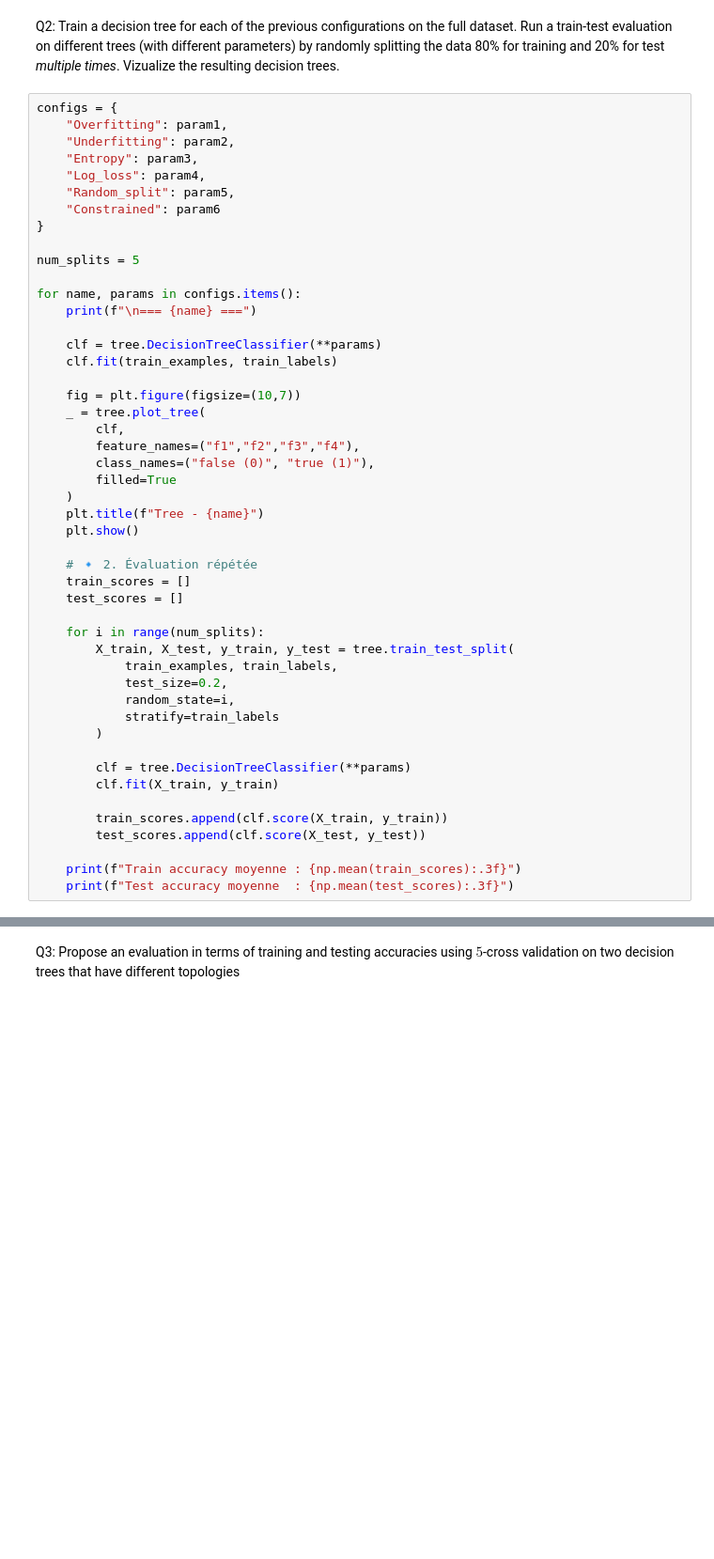
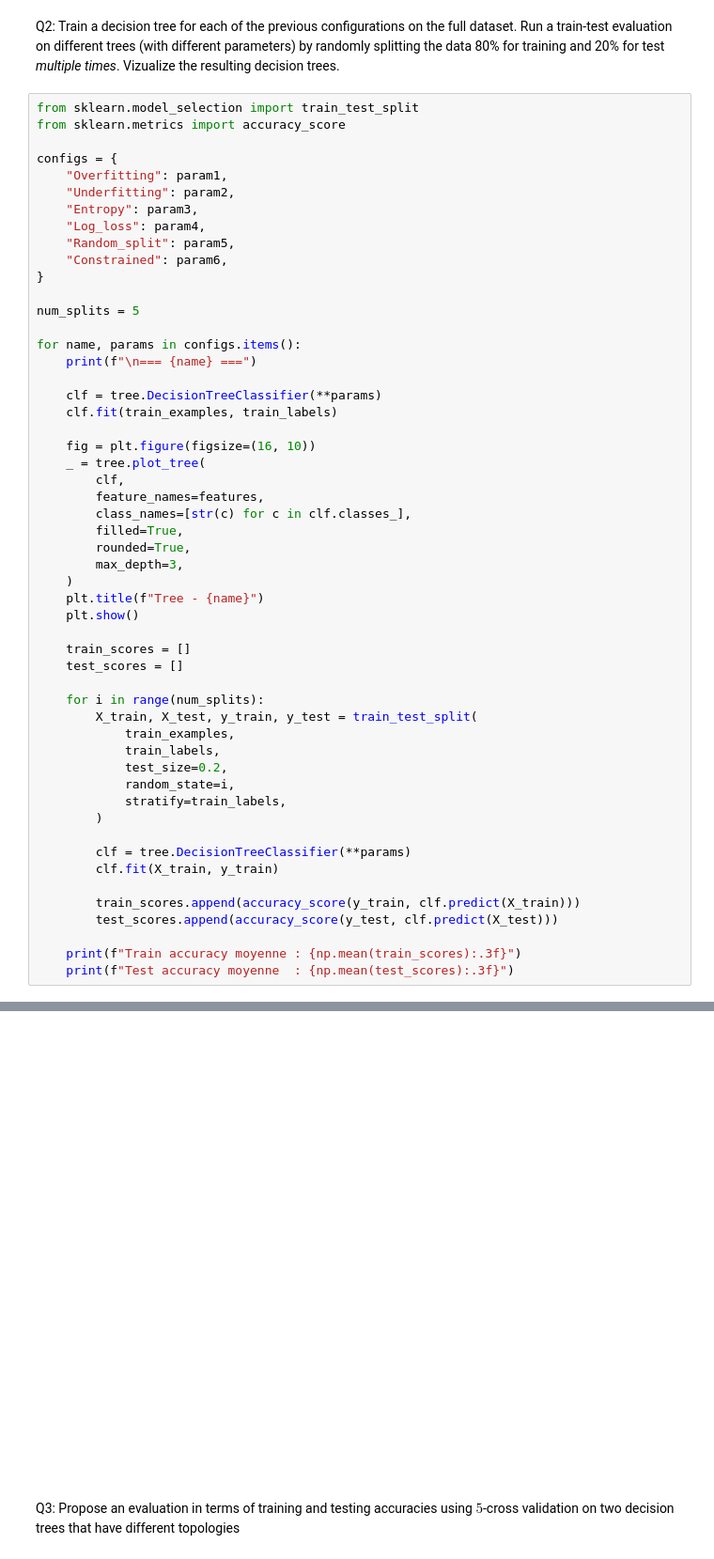
Before and after one commit to AbdessalamAithaqi/SupervisedMachineLearning, a Jupyter notebook: Lab3/Sujet_DT.ipynb, the cells around one changed output, grey strips where cells are left out. Shown at 94% size. Cells and saved outputs as stored; diff of their text form; blank space fills up the shorter version.

```diff
--- a/Lab3/Sujet_DT.ipynb
+++ b/Lab3/Sujet_DT.ipynb
@@ -325,13 +338,16 @@ param6 = {"max_depth": 5, "min_samples_split": 20, "min_samples_leaf": 5}
 # %% [markdown]
 Q2: Train a decision tree for each of the previous configurations on the full dataset. Run a train-test evaluation on different trees (with different parameters) by randomly splitting the data 80% for training and 20% for test *multiple times*. Vizualize the resulting decision trees.
 # %%
+from sklearn.model_selection import train_test_split
+from sklearn.metrics import accuracy_score
+
 configs = {
     "Overfitting": param1,
     "Underfitting": param2,
     "Entropy": param3,
     "Log_loss": param4,
     "Random_split": param5,
-    "Constrained": param6
+    "Constrained": param6,
 }
 
 num_splits = 5
@@ -342,33 +358,36 @@ for name, params in configs.items():
     clf = tree.DecisionTreeClassifier(**params)
     clf.fit(train_examples, train_labels)
 
-    fig = plt.figure(figsize=(10,7))
+    fig = plt.figure(figsize=(16, 10))
     _ = tree.plot_tree(
         clf,
-        feature_names=("f1","f2","f3","f4"),
-        class_names=("false (0)", "true (1)"),
-        filled=True
+        feature_names=features,
+        class_names=[str(c) for c in clf.classes_],
+        filled=True,
+        rounded=True,
+        max_depth=3,
     )
     plt.title(f"Tree - {name}")
     plt.show()
 
-    # 🔹 2. Évaluation répétée
     train_scores = []
     test_scores = []
 
     for i in range(num_splits):
-        X_train, X_test, y_train, y_test = tree.train_test_split(
-            train_examples, train_labels,
+        X_train, X_test, y_train, y_test = train_test_split(
+            train_examples,
+            train_labels,
             test_size=0.2,
             random_state=i,
-            stratify=train_labels
+            stratify=train_labels,
         )
 
         clf = tree.DecisionTreeClassifier(**params)
         clf.fit(X_train, y_train)
 
-        train_scores.append(clf.score(X_train, y_train))
-        test_scores.append(clf.score(X_test, y_test))
+        train_scores.append(accuracy_score(y_train, clf.predict(X_train)))
+        test_scores.append(accuracy_score(y_test, clf.predict(X_test)))
 
     print(f"Train accuracy moyenne : {np.mean(train_scores):.3f}")
     print(f"Test accuracy moyenne  : {np.mean(test_scores):.3f}")
+# %% [output]
@@ -375,3 +396,4 @@ for name, params in configs.items():
+[figure, added]
 # %% [markdown]
 Q3: Propose an evaluation in terms of training and testing accuracies using $5$-cross validation on two decision trees that have different topologies
 # %% [markdown]
```
Also changed, not shown: parts of 2 cells of this notebook.
